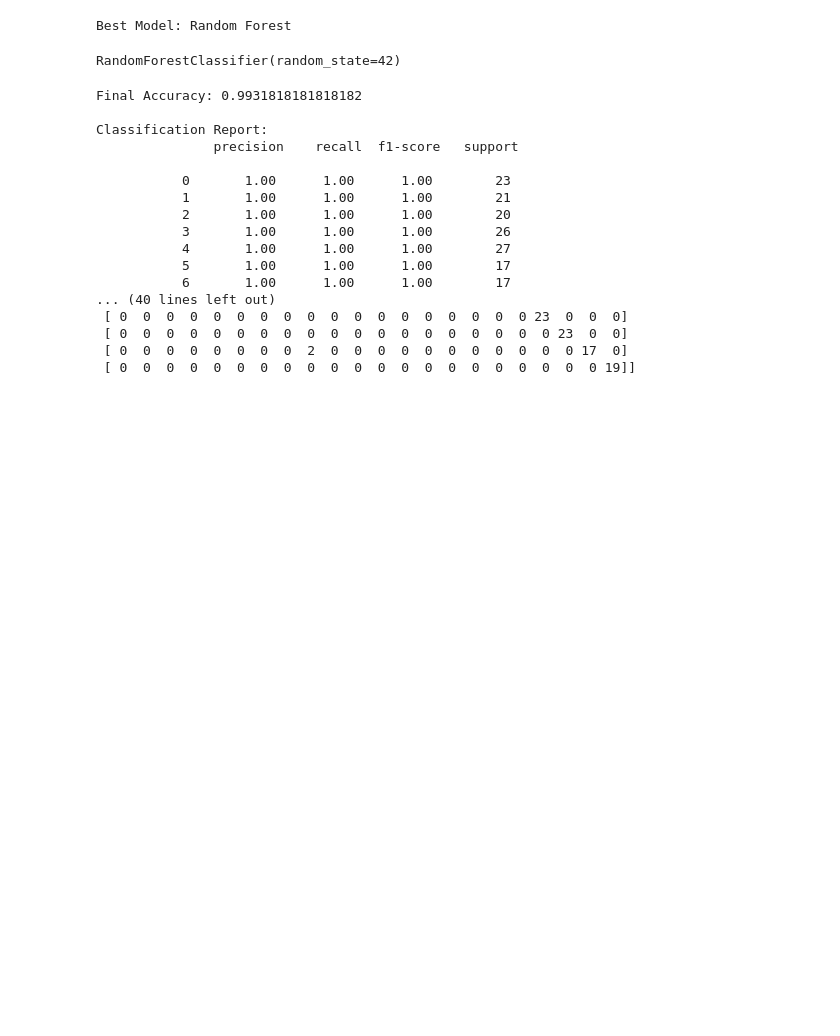
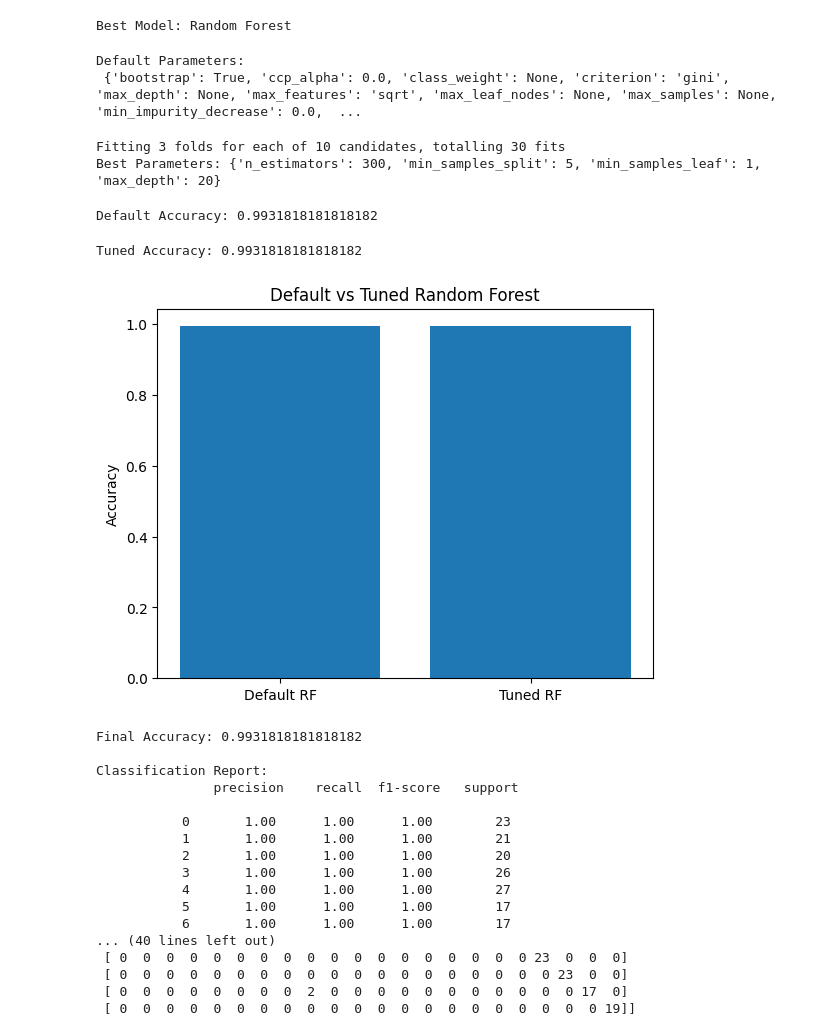
Before and after one commit to varidhi07/Crop-predicition-app, a Jupyter notebook: ml-model/train.ipynb, the cells around one changed output. Saved outputs shown, nothing was run; the diff lists cells and outputs as text; code cells hidden in the pictures; blank space fills up the shorter version.

```diff
--- a/ml-model/train.ipynb
+++ b/ml-model/train.ipynb
@@ -110,12 +105,63 @@ best_model_name = max(results, key=results.get)
 print("Best Model:", best_model_name)
 # %% [output]
 Best Model: Random Forest
-# %%
-final_model = RandomForestClassifier(
-    n_estimators=100,
-    random_state=42
-)
-
-final_model.fit(X_train, y_train)
-# %% [output]
-RandomForestClassifier(random_state=42)
+# %%
+rf_default = RandomForestClassifier()
+print("Default Parameters:\n", rf_default.get_params())
+# %% [output]
+Default Parameters:
+ {'bootstrap': True, 'ccp_alpha': 0.0, 'class_weight': None, 'criterion': 'gini', 'max_depth': None, 'max_features': 'sqrt', 'max_leaf_nodes': None, 'max_samples': None, 'min_impurity_decrease': 0.0,  ...
+# %%
+param_grid = {
+    'n_estimators': [100, 200, 300],
+    'max_depth': [None, 10, 20, 30],
+    'min_samples_split': [2, 5, 10],
+    'min_samples_leaf': [1, 2, 4]
+}
+
+rf = RandomForestClassifier(random_state=42)
+
+random_search = RandomizedSearchCV(
+    estimator=rf,
+    param_distributions=param_grid,
+    n_iter=10,
+    cv=3,
+    verbose=2,
+    n_jobs=-1
+)
+
+random_search.fit(X_train, y_train)
+
+print("Best Parameters:", random_search.best_params_)
+# %% [output]
+Fitting 3 folds for each of 10 candidates, totalling 30 fits
+Best Parameters: {'n_estimators': 300, 'min_samples_split': 5, 'min_samples_leaf': 1, 'max_depth': 20}
+# %%
+default_model = RandomForestClassifier(random_state=42)
+default_model.fit(X_train, y_train)
+
+y_pred_default = default_model.predict(X_test)
+default_acc = accuracy_score(y_test, y_pred_default)
+
+print("Default Accuracy:", default_acc)
+# %% [output]
+Default Accuracy: 0.9931818181818182
+# %%
+tuned_model = random_search.best_estimator_
+
+y_pred_tuned = tuned_model.predict(X_test)
+tuned_acc = accuracy_score(y_test, y_pred_tuned)
+
+print("Tuned Accuracy:", tuned_acc)
+# %% [output]
+Tuned Accuracy: 0.9931818181818182
+# %%
+models = ["Default RF", "Tuned RF"]
+scores = [default_acc, tuned_acc]
+
+plt.bar(models, scores)
+plt.ylabel("Accuracy")
+plt.title("Default vs Tuned Random Forest")
+plt.show()
+# %% [output]
+[figure, added]
```
Also changed, not shown: parts of 6 cells of this notebook, 1 other file.
